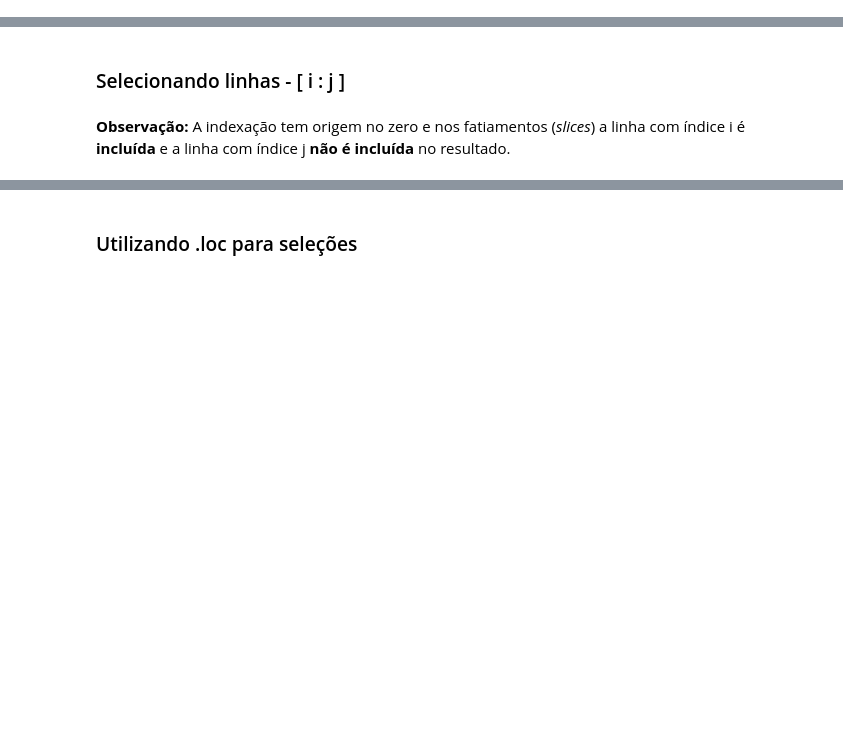
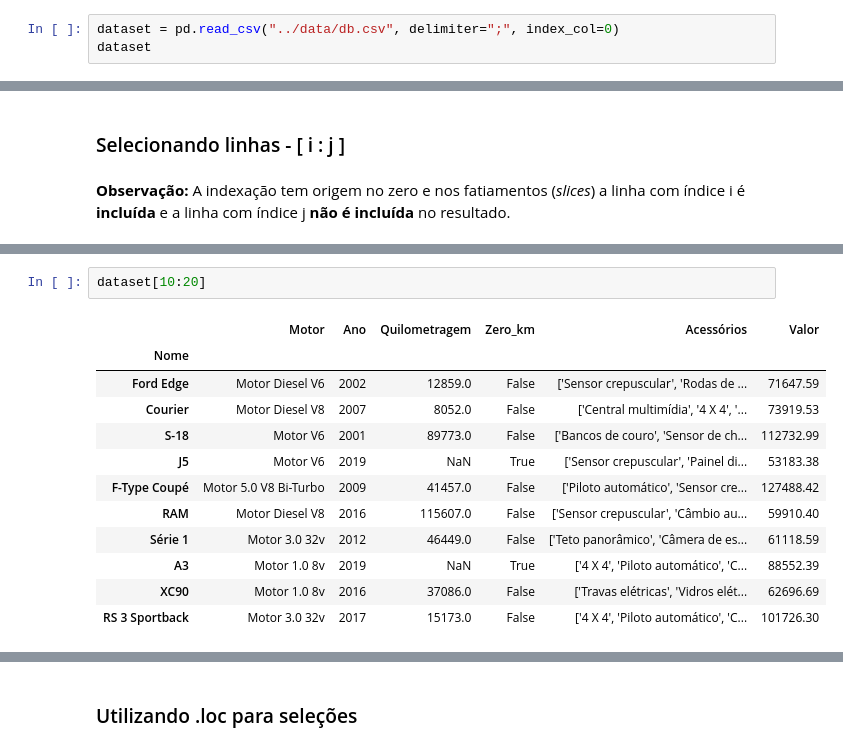
Before and after one commit to josenaldo/alura-ds1-python-para-data-science-funcoes-pacotes-e-pandas-basico, a Jupyter notebook: notebook/python-para-data-science-pandas.ipynb, the cells around one changed output, grey strips where cells are left out. Drawn from its saved outputs; the diff is of its cells as text; blank space fills up the shorter version.

Commit message:
5.2 Seleções com DataFrames

```diff
--- a/notebook/python-para-data-science-pandas.ipynb
+++ b/notebook/python-para-data-science-pandas.ipynb
@@ -992,3 +992,6 @@ carros
 | Passat | 62000.0 | 1999.0 | 3100.0 |
 # %% [markdown]
 ## 5.2 Seleções com DataFrames
+# %%
+dataset = pd.read_csv("../data/db.csv", delimiter=";", index_col=0)
+dataset
@@ -1000,0 +1078,15 @@ carros
+# %%
+dataset[10:20]
+# %% [output]
+|  | Motor | Ano | Quilometragem | Zero_km | Acessórios | Valor |
+| Nome |  |  |  |  |  |  |
+| Ford Edge | Motor Diesel V6 | 2002 | 12859.0 | False | ['Sensor crepuscular', 'Rodas de ... | 71647.59 |
+| Courier | Motor Diesel V8 | 2007 | 8052.0 | False | ['Central multimídia', '4 X 4', '... | 73919.53 |
+| S-18 | Motor V6 | 2001 | 89773.0 | False | ['Bancos de couro', 'Sensor de ch... | 112732.99 |
+| J5 | Motor V6 | 2019 | NaN | True | ['Sensor crepuscular', 'Painel di... | 53183.38 |
+| F-Type Coupé | Motor 5.0 V8 Bi-Turbo | 2009 | 41457.0 | False | ['Piloto automático', 'Sensor cre... | 127488.42 |
+| RAM | Motor Diesel V8 | 2016 | 115607.0 | False | ['Sensor crepuscular', 'Câmbio au... | 59910.40 |
+| Série 1 | Motor 3.0 32v | 2012 | 46449.0 | False | ['Teto panorâmico', 'Câmera de es... | 61118.59 |
+| A3 | Motor 1.0 8v | 2019 | NaN | True | ['4 X 4', 'Piloto automático', 'C... | 88552.39 |
+| XC90 | Motor 1.0 8v | 2016 | 37086.0 | False | ['Travas elétricas', 'Vidros elét... | 62696.69 |
+| RS 3 Sportback | Motor 3.0 32v | 2017 | 15173.0 | False | ['4 X 4', 'Piloto automático', 'C... | 101726.30 |
```
Also changed, not shown: parts of 21 cells of this notebook.
